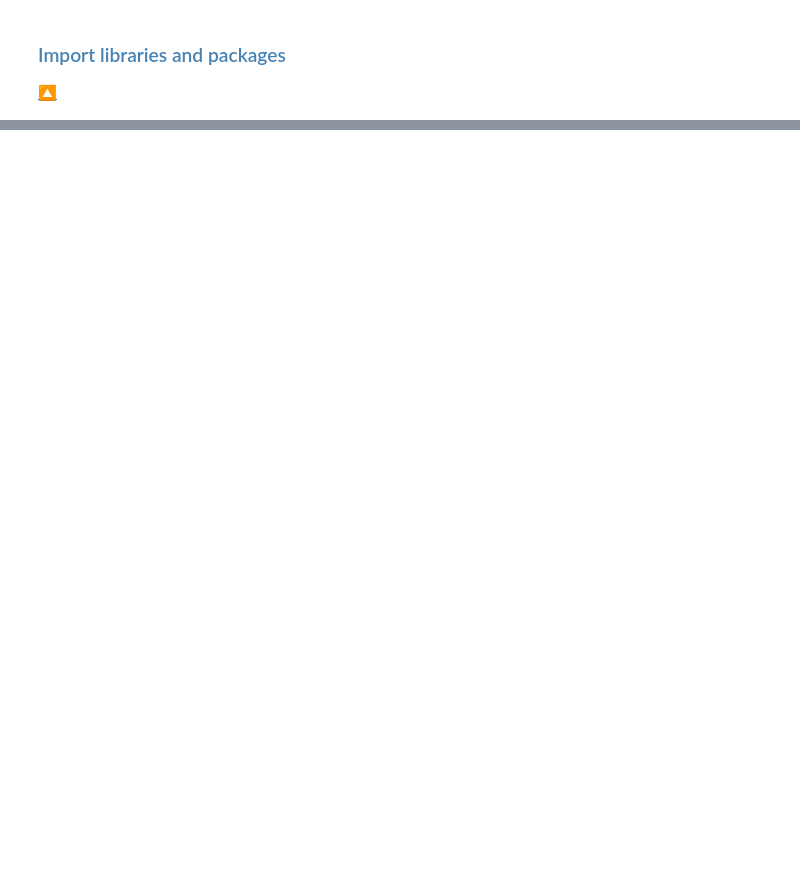
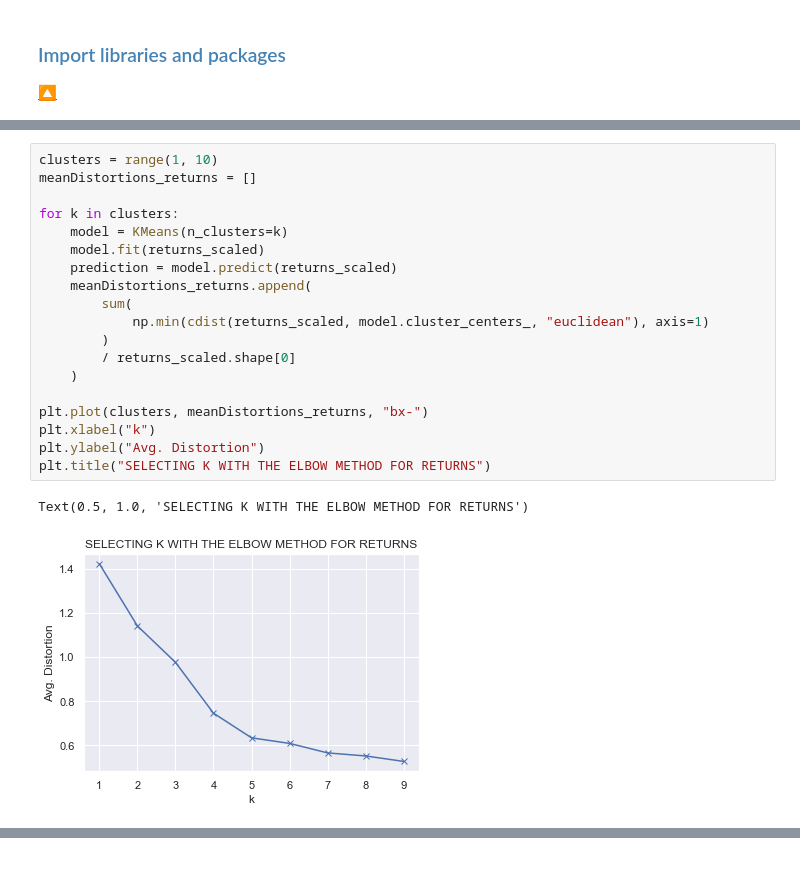
Before and after one commit to stevearchuleta/Superstore_Project_2023, a Jupyter notebook: jupyter_notebooks/Unsupervised Learning.ipynb, the cells around one changed output, grey strips where cells are left out. Cells and saved outputs as stored; diff of their text form; blank space fills up the shorter version.

Commit message:
Unsupervised Learning Segmentation and Clustering part 1

```diff
--- a/jupyter_notebooks/Unsupervised Learning.ipynb
+++ b/jupyter_notebooks/Unsupervised Learning.ipynb
@@ -76,0 +122,22 @@ returns_scaled = pd.read_pickle("../data/returns_scaled.pkl")
+# %%
+clusters = range(1, 10)
+meanDistortions_returns = []
+
+for k in clusters:
+    model = KMeans(n_clusters=k)
+    model.fit(returns_scaled)
+    prediction = model.predict(returns_scaled)
+    meanDistortions_returns.append(
+        sum(
+            np.min(cdist(returns_scaled, model.cluster_centers_, "euclidean"), axis=1)
+        )
+        / returns_scaled.shape[0]
+    )
+
+plt.plot(clusters, meanDistortions_returns, "bx-")
+plt.xlabel("k")
+plt.ylabel("Avg. Distortion")
+plt.title("SELECTING K WITH THE ELBOW METHOD FOR RETURNS")
+# %% [output]
+Text(0.5, 1.0, 'SELECTING K WITH THE ELBOW METHOD FOR RETURNS')
+[figure, added]
@@ -76,0 +145,2 @@ returns_scaled = pd.read_pickle("../data/returns_scaled.pkl")
+# %% [markdown]
+<div style="border-top: 3px solid black"></div>
```
Also changed, not shown: parts of 27 cells of this notebook, 3 other files.
